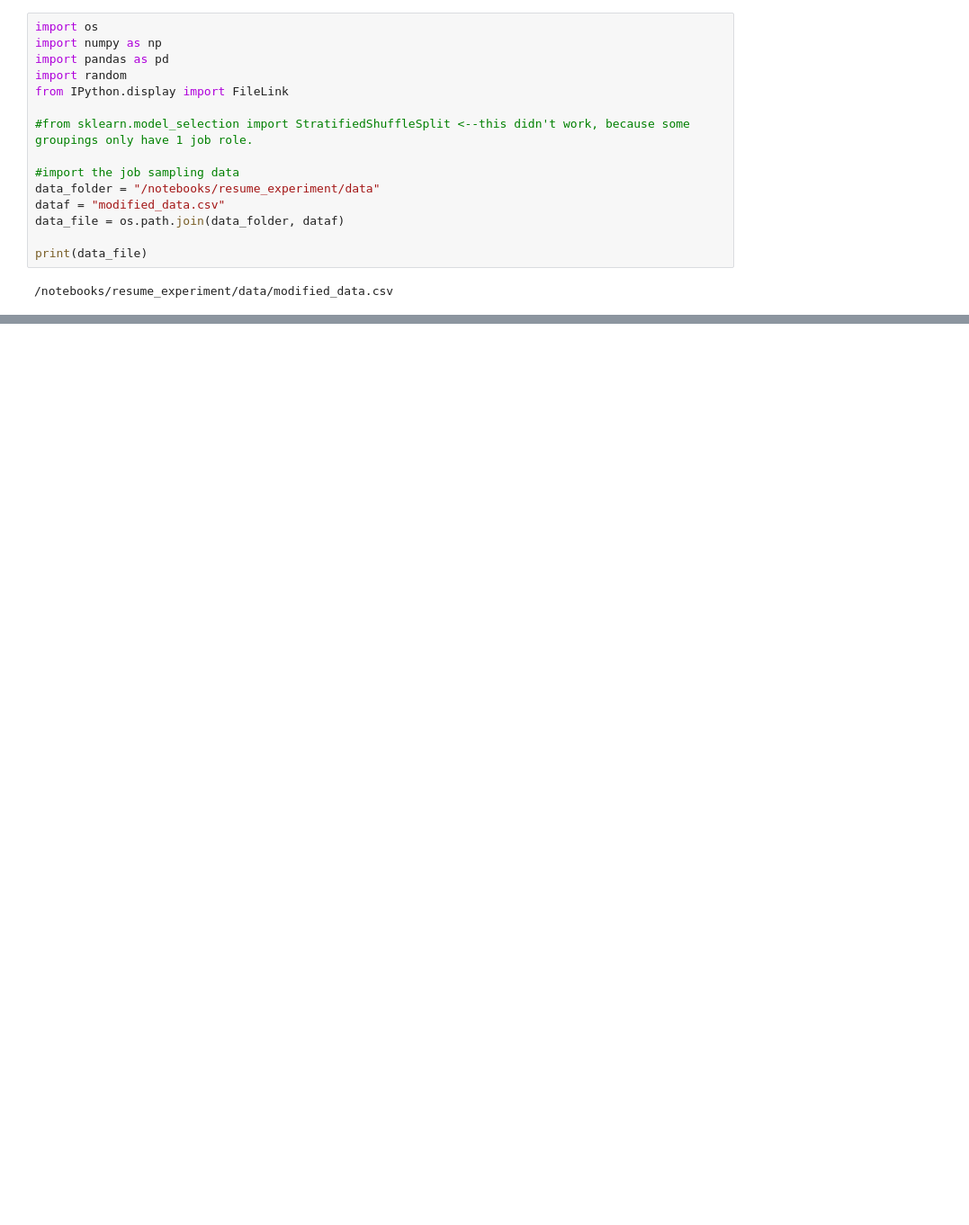
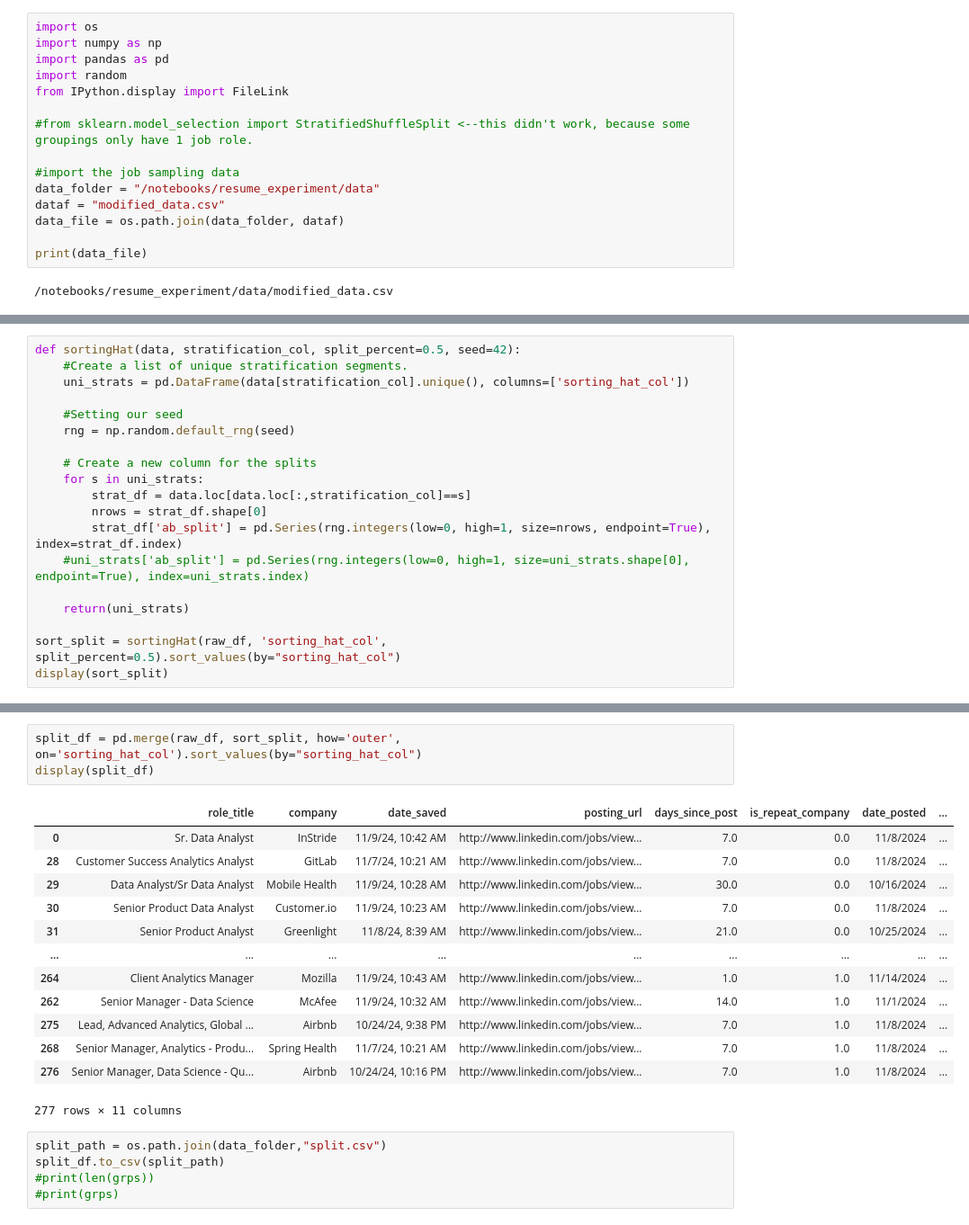
Before and after one commit to jeffreysanglin/resume_experiment, a Jupyter notebook: DataProcessing.ipynb, the cells around one changed output, grey strips where cells are left out. Shown: that part at 90% size. Drawn from its saved outputs; the diff is of its cells as text; blank space fills up the shorter version.

Commit message:
need to add a real 50/50 split instead of all or nothing

```diff
--- a/DataProcessing.ipynb
+++ b/DataProcessing.ipynb
@@ -131,0 +111,19 @@ df.to_csv(split_path)
+# %%
+def sortingHat(data, stratification_col, split_percent=0.5, seed=42):
+    #Create a list of unique stratification segments.
+    uni_strats = pd.DataFrame(data[stratification_col].unique(), columns=['sorting_hat_col'])
+
+    #Setting our seed
+    rng = np.random.default_rng(seed)
+
+    # Create a new column for the splits
+    for s in uni_strats:
+        strat_df = data.loc[data.loc[:,stratification_col]==s]
+        nrows = strat_df.shape[0]
+        strat_df['ab_split'] = pd.Series(rng.integers(low=0, high=1, size=nrows, endpoint=True), index=strat_df.index)
+    #uni_strats['ab_split'] = pd.Series(rng.integers(low=0, high=1, size=uni_strats.shape[0], endpoint=True), index=uni_strats.index)
+
+    return(uni_strats)
+
+sort_split = sortingHat(raw_df, 'sorting_hat_col', split_percent=0.5).sort_values(by="sorting_hat_col")
+display(sort_split)
@@ -131,0 +138,22 @@ df.to_csv(split_path)
+# %%
+split_df = pd.merge(raw_df, sort_split, how='outer', on='sorting_hat_col').sort_values(by="sorting_hat_col")
+display(split_df)
+# %% [output]
+|  | role_title | company | date_saved | posting_url | days_since_post | is_repeat_company | date_posted | ... |
+| 0 | Sr. Data Analyst | InStride | 11/9/24, 10:42 AM | http://www.linkedin.com/jobs/view... | 7.0 | 0.0 | 11/8/2024 | ... |
+| 28 | Customer Success Analytics Analyst | GitLab | 11/7/24, 10:21 AM | http://www.linkedin.com/jobs/view... | 7.0 | 0.0 | 11/8/2024 | ... |
+| 29 | Data Analyst/Sr Data Analyst | Mobile Health | 11/9/24, 10:28 AM | http://www.linkedin.com/jobs/view... | 30.0 | 0.0 | 10/16/2024 | ... |
+| 30 | Senior Product Data Analyst | Customer.io | 11/9/24, 10:23 AM | http://www.linkedin.com/jobs/view... | 7.0 | 0.0 | 11/8/2024 | ... |
+| 31 | Senior Product Analyst | Greenlight | 11/8/24, 8:39 AM | http://www.linkedin.com/jobs/view... | 21.0 | 0.0 | 10/25/2024 | ... |
+| ... | ... | ... | ... | ... | ... | ... | ... | ... |
+| 264 | Client Analytics Manager | Mozilla | 11/9/24, 10:43 AM | http://www.linkedin.com/jobs/view... | 1.0 | 1.0 | 11/14/2024 | ... |
+| 262 | Senior Manager - Data Science | McAfee | 11/9/24, 10:32 AM | http://www.linkedin.com/jobs/view... | 14.0 | 1.0 | 11/1/2024 | ... |
+| 275 | Lead, Advanced Analytics, Global ... | Airbnb | 10/24/24, 9:38 PM | http://www.linkedin.com/jobs/view... | 7.0 | 1.0 | 11/8/2024 | ... |
+| 268 | Senior Manager, Analytics - Produ... | Spring Health | 11/7/24, 10:21 AM | http://www.linkedin.com/jobs/view... | 7.0 | 1.0 | 11/8/2024 | ... |
+| 276 | Senior Manager, Data Science - Qu... | Airbnb | 10/24/24, 10:16 PM | http://www.linkedin.com/jobs/view... | 7.0 | 1.0 | 11/8/2024 | ... |
+277 rows × 11 columns
+# %%
+split_path = os.path.join(data_folder,"split.csv")
+split_df.to_csv(split_path)
+#print(len(grps))
+#print(grps)
```
Also changed, not shown: parts of 10 cells of this notebook.
